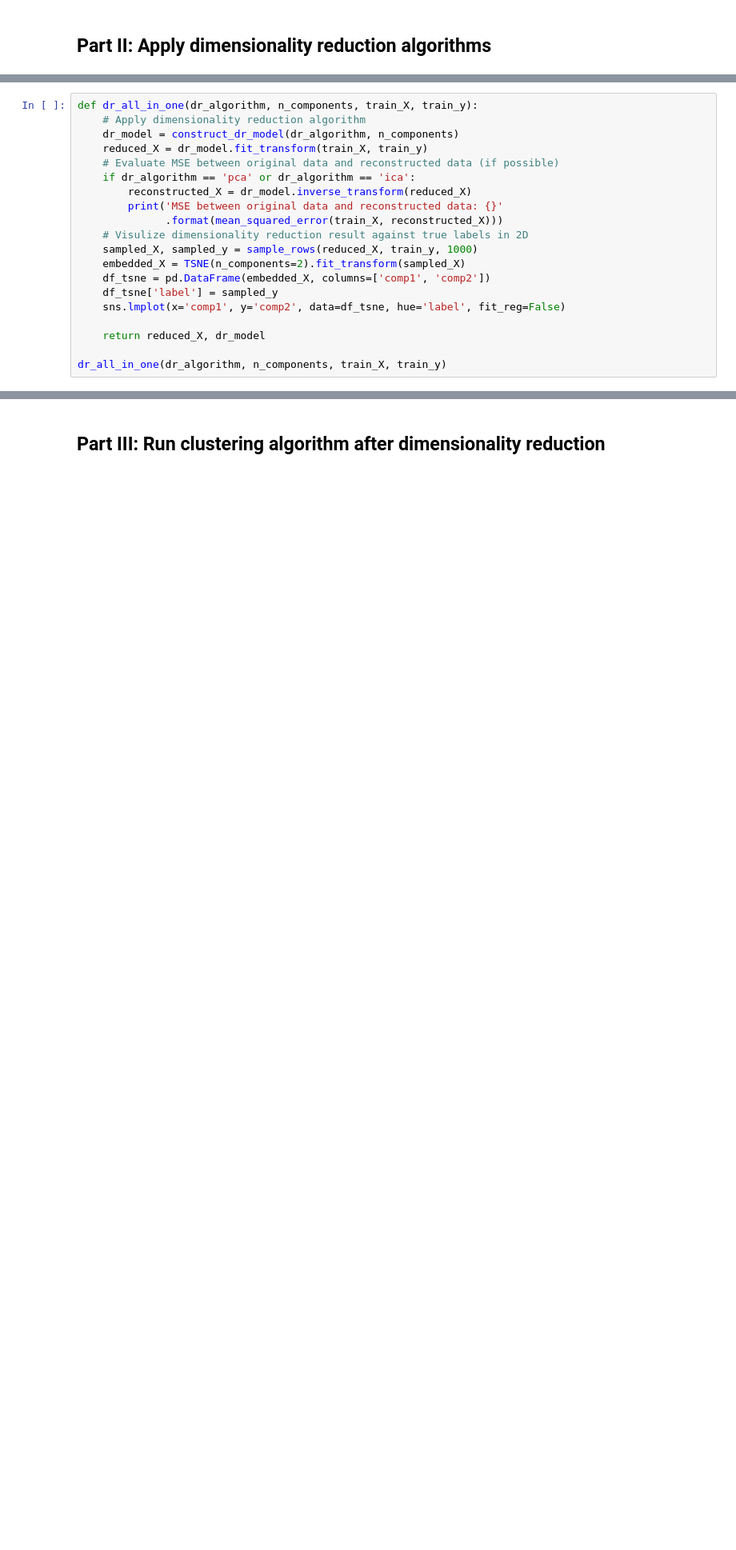
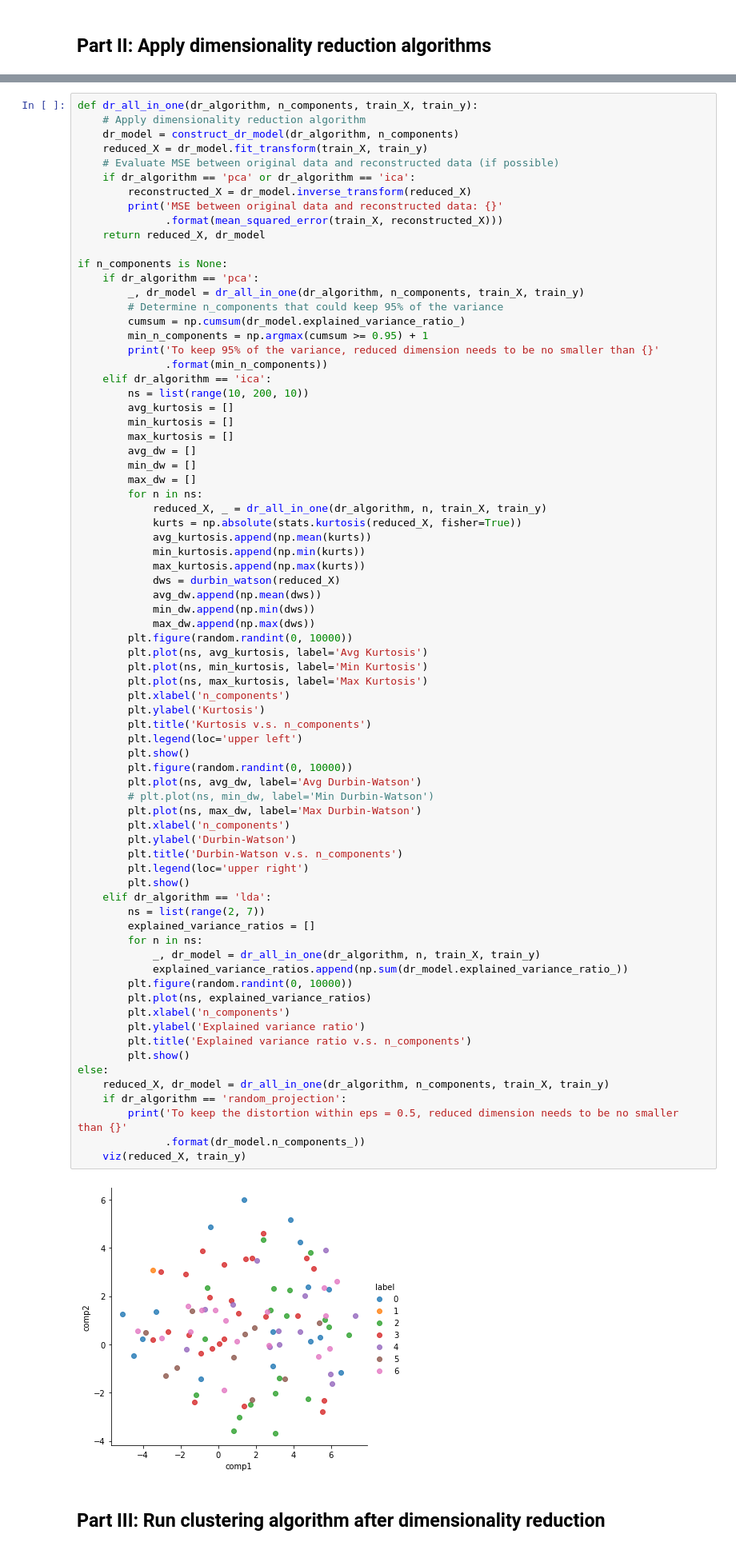
Before and after one commit to yujing1004/cs7641, a Jupyter notebook: assignment3/unsupervised_learning.ipynb, the cells around one changed output, grey strips where cells are left out. Shown at 80% size. Saved outputs shown, nothing was run; the diff lists cells and outputs as text; blank space fills up the shorter version.

```diff
--- a/assignment3/unsupervised_learning.ipynb
+++ b/assignment3/unsupervised_learning.ipynb
@@ -189,23 +280,3 @@ def construct_dr_model(dr_algorithm, n_components):
     elif dr_algorithm == 'lda':
         dr_model = LinearDiscriminantAnalysis(n_components=n_components)
     return dr_model
-# %%
-def dr_all_in_one(dr_algorithm, n_components, train_X, train_y):
-    # Apply dimensionality reduction algorithm
-    dr_model = construct_dr_model(dr_algorithm, n_components)
-    reduced_X = dr_model.fit_transform(train_X, train_y)
-    # Evaluate MSE between original data and reconstructed data (if possible)
-    if dr_algorithm == 'pca' or dr_algorithm == 'ica':
-        reconstructed_X = dr_model.inverse_transform(reduced_X)
-        print('MSE between original data and reconstructed data: {}'
-              .format(mean_squared_error(train_X, reconstructed_X)))
-    # Visulize dimensionality reduction result against true labels in 2D
-    sampled_X, sampled_y = sample_rows(reduced_X, train_y, 1000)
-    embedded_X = TSNE(n_components=2).fit_transform(sampled_X)
-    df_tsne = pd.DataFrame(embedded_X, columns=['comp1', 'comp2'])
-    df_tsne['label'] = sampled_y
-    sns.lmplot(x='comp1', y='comp2', data=df_tsne, hue='label', fit_reg=False)
-
-    return reduced_X, dr_model
-
-dr_all_in_one(dr_algorithm, n_components, train_X, train_y)
@@ -229,3 +283,79 @@ MSE between original data and reconstructed data: 0.1644694590706735
+# %%
+def dr_all_in_one(dr_algorithm, n_components, train_X, train_y):
+    # Apply dimensionality reduction algorithm
+    dr_model = construct_dr_model(dr_algorithm, n_components)
+    reduced_X = dr_model.fit_transform(train_X, train_y)
+    # Evaluate MSE between original data and reconstructed data (if possible)
+    if dr_algorithm == 'pca' or dr_algorithm == 'ica':
+        reconstructed_X = dr_model.inverse_transform(reduced_X)
+        print('MSE between original data and reconstructed data: {}'
+              .format(mean_squared_error(train_X, reconstructed_X)))
+    return reduced_X, dr_model
+
+if n_components is None:
+    if dr_algorithm == 'pca':
+        _, dr_model = dr_all_in_one(dr_algorithm, n_components, train_X, train_y)
+        # Determine n_components that could keep 95% of the variance
+        cumsum = np.cumsum(dr_model.explained_variance_ratio_)
+        min_n_components = np.argmax(cumsum >= 0.95) + 1
+        print('To keep 95% of the variance, reduced dimension needs to be no smaller than {}'
+              .format(min_n_components))
+    elif dr_algorithm == 'ica':
+        ns = list(range(10, 200, 10))
+        avg_kurtosis = []
+        min_kurtosis = []
+        max_kurtosis = []
+        avg_dw = []
+        min_dw = []
+        max_dw = []
+        for n in ns:
+            reduced_X, _ = dr_all_in_one(dr_algorithm, n, train_X, train_y)
+            kurts = np.absolute(stats.kurtosis(reduced_X, fisher=True))
+            avg_kurtosis.append(np.mean(kurts))
+            min_kurtosis.append(np.min(kurts))
+            max_kurtosis.append(np.max(kurts))
+            dws = durbin_watson(reduced_X)
+            avg_dw.append(np.mean(dws))
+            min_dw.append(np.min(dws))
+            max_dw.append(np.max(dws))
+        plt.figure(random.randint(0, 10000))
+        plt.plot(ns, avg_kurtosis, label='Avg Kurtosis')
+        plt.plot(ns, min_kurtosis, label='Min Kurtosis')
+        plt.plot(ns, max_kurtosis, label='Max Kurtosis')
+        plt.xlabel('n_components')
+        plt.ylabel('Kurtosis')
+        plt.title('Kurtosis v.s. n_components')
+        plt.legend(loc='upper left')
+        plt.show()
+        plt.figure(random.randint(0, 10000))
+        plt.plot(ns, avg_dw, label='Avg Durbin-Watson')
+        # plt.plot(ns, min_dw, label='Min Durbin-Watson')
+        plt.plot(ns, max_dw, label='Max Durbin-Watson')
+        plt.xlabel('n_components')
+        plt.ylabel('Durbin-Watson')
+        plt.title('Durbin-Watson v.s. n_components')
+        plt.legend(loc='upper right')
+        plt.show()
+    elif dr_algorithm == 'lda':
+        ns = list(range(2, 7))
+        explained_variance_ratios = []
+        for n in ns:
+            _, dr_model = dr_all_in_one(dr_algorithm, n, train_X, train_y)
+            explained_variance_ratios.append(np.sum(dr_model.explained_variance_ratio_))
+        plt.figure(random.randint(0, 10000))
+        plt.plot(ns, explained_variance_ratios)
+        plt.xlabel('n_components')
+        plt.ylabel('Explained variance ratio')
+        plt.title('Explained variance ratio v.s. n_components')
+        plt.show()
+else:
+    reduced_X, dr_model = dr_all_in_one(dr_algorithm, n_components, train_X, train_y)
+    if dr_algorithm == 'random_projection':
+        print('To keep the distortion within eps = 0.5, reduced dimension needs to be no smaller than {}'
+              .format(dr_model.n_components_))
+    viz(reduced_X, train_y)
+# %% [output]
+[figure, added]
 # %% [markdown]
 ## Part III: Run clustering algorithm after dimensionality reduction
 # %%
```
Also changed, not shown: parts of 20 cells of this notebook, 4 other files.
